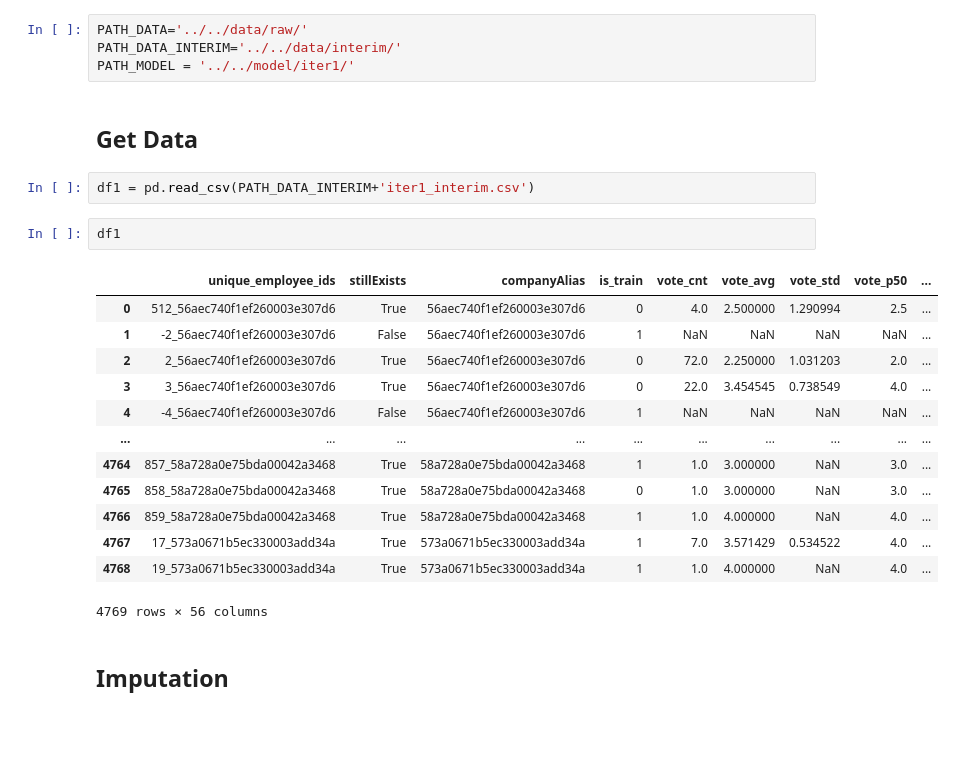
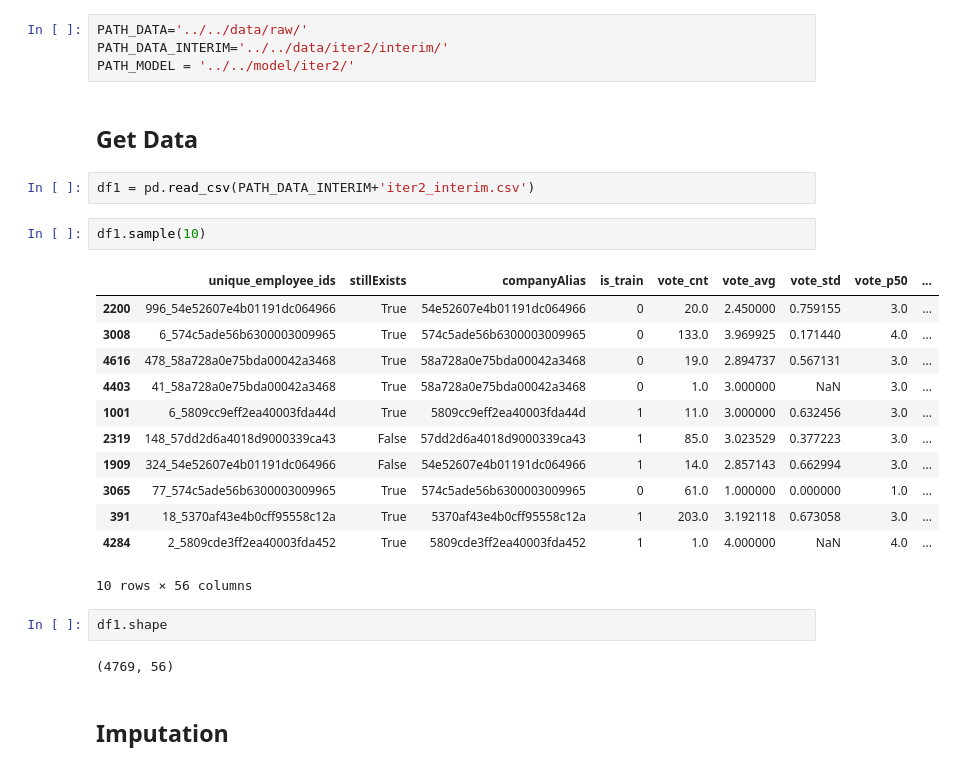
Before and after one commit to alamhanz/employee_turn_over_apps, a Jupyter notebook: notebooks/iter2/2_data_cleansing.ipynb, the cells around one changed output. Cells and saved outputs as stored; diff of their text form; blank space fills up the shorter version.

```diff
--- a/notebooks/iter2/2_data_cleansing.ipynb
+++ b/notebooks/iter2/2_data_cleansing.ipynb
@@ -14,27 +15,30 @@ warnings.filterwarnings("ignore")
 # %%
 PATH_DATA='../../data/raw/'
-PATH_DATA_INTERIM='../../data/interim/'
-PATH_MODEL = '../../model/iter1/'
+PATH_DATA_INTERIM='../../data/iter2/interim/'
+PATH_MODEL = '../../model/iter2/'
 # %% [markdown]
 ## Get Data
 # %%
-df1 = pd.read_csv(PATH_DATA_INTERIM+'iter1_interim.csv')
+df1 = pd.read_csv(PATH_DATA_INTERIM+'iter2_interim.csv')
 # %%
-df1
+df1.sample(10)
 # %% [output]
 |  | unique_employee_ids | stillExists | companyAlias | is_train | vote_cnt | vote_avg | vote_std | vote_p50 | ... |
-| 0 | 512_56aec740f1ef260003e307d6 | True | 56aec740f1ef260003e307d6 | 0 | 4.0 | 2.500000 | 1.290994 | 2.5 | ... |
-| 1 | -2_56aec740f1ef260003e307d6 | False | 56aec740f1ef260003e307d6 | 1 | NaN | NaN | NaN | NaN | ... |
-| 2 | 2_56aec740f1ef260003e307d6 | True | 56aec740f1ef260003e307d6 | 0 | 72.0 | 2.250000 | 1.031203 | 2.0 | ... |
-| 3 | 3_56aec740f1ef260003e307d6 | True | 56aec740f1ef260003e307d6 | 0 | 22.0 | 3.454545 | 0.738549 | 4.0 | ... |
-| 4 | -4_56aec740f1ef260003e307d6 | False | 56aec740f1ef260003e307d6 | 1 | NaN | NaN | NaN | NaN | ... |
-| ... | ... | ... | ... | ... | ... | ... | ... | ... | ... |
-| 4764 | 857_58a728a0e75bda00042a3468 | True | 58a728a0e75bda00042a3468 | 1 | 1.0 | 3.000000 | NaN | 3.0 | ... |
-| 4765 | 858_58a728a0e75bda00042a3468 | True | 58a728a0e75bda00042a3468 | 0 | 1.0 | 3.000000 | NaN | 3.0 | ... |
-| 4766 | 859_58a728a0e75bda00042a3468 | True | 58a728a0e75bda00042a3468 | 1 | 1.0 | 4.000000 | NaN | 4.0 | ... |
-| 4767 | 17_573a0671b5ec330003add34a | True | 573a0671b5ec330003add34a | 1 | 7.0 | 3.571429 | 0.534522 | 4.0 | ... |
-| 4768 | 19_573a0671b5ec330003add34a | True | 573a0671b5ec330003add34a | 1 | 1.0 | 4.000000 | NaN | 4.0 | ... |
+| 2200 | 996_54e52607e4b01191dc064966 | True | 54e52607e4b01191dc064966 | 0 | 20.0 | 2.450000 | 0.759155 | 3.0 | ... |
+| 3008 | 6_574c5ade56b6300003009965 | True | 574c5ade56b6300003009965 | 0 | 133.0 | 3.969925 | 0.171440 | 4.0 | ... |
+| 4616 | 478_58a728a0e75bda00042a3468 | True | 58a728a0e75bda00042a3468 | 0 | 19.0 | 2.894737 | 0.567131 | 3.0 | ... |
+| 4403 | 41_58a728a0e75bda00042a3468 | True | 58a728a0e75bda00042a3468 | 0 | 1.0 | 3.000000 | NaN | 3.0 | ... |
+| 1001 | 6_5809cc9eff2ea40003fda44d | True | 5809cc9eff2ea40003fda44d | 1 | 11.0 | 3.000000 | 0.632456 | 3.0 | ... |
+| 2319 | 148_57dd2d6a4018d9000339ca43 | False | 57dd2d6a4018d9000339ca43 | 1 | 85.0 | 3.023529 | 0.377223 | 3.0 | ... |
+| 1909 | 324_54e52607e4b01191dc064966 | False | 54e52607e4b01191dc064966 | 1 | 14.0 | 2.857143 | 0.662994 | 3.0 | ... |
+| 3065 | 77_574c5ade56b6300003009965 | True | 574c5ade56b6300003009965 | 0 | 61.0 | 1.000000 | 0.000000 | 1.0 | ... |
+| 391 | 18_5370af43e4b0cff95558c12a | True | 5370af43e4b0cff95558c12a | 1 | 203.0 | 3.192118 | 0.673058 | 3.0 | ... |
+| 4284 | 2_5809cde3ff2ea40003fda452 | True | 5809cde3ff2ea40003fda452 | 1 | 1.0 | 4.000000 | NaN | 4.0 | ... |
-4769 rows × 56 columns
+10 rows × 56 columns
+# %%
+df1.shape
+# %% [output]
+(4769, 56)
 # %% [markdown]
 ## Imputation
 # %%
```
Also changed, not shown: parts of 4 cells of this notebook, 13 other files.
